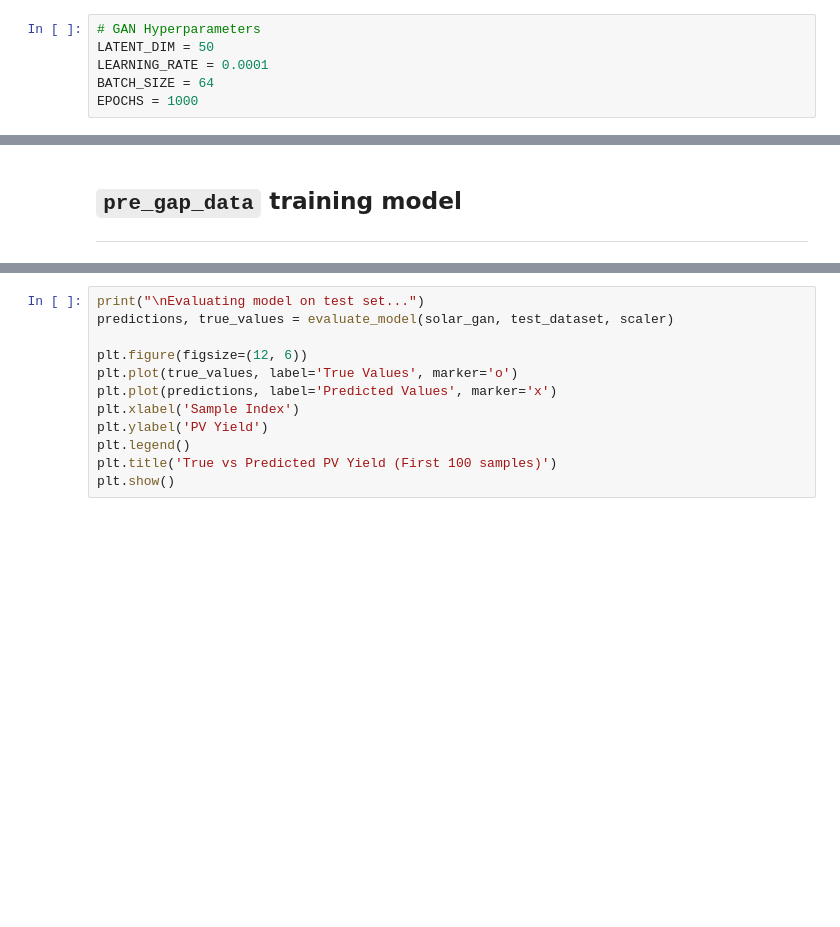
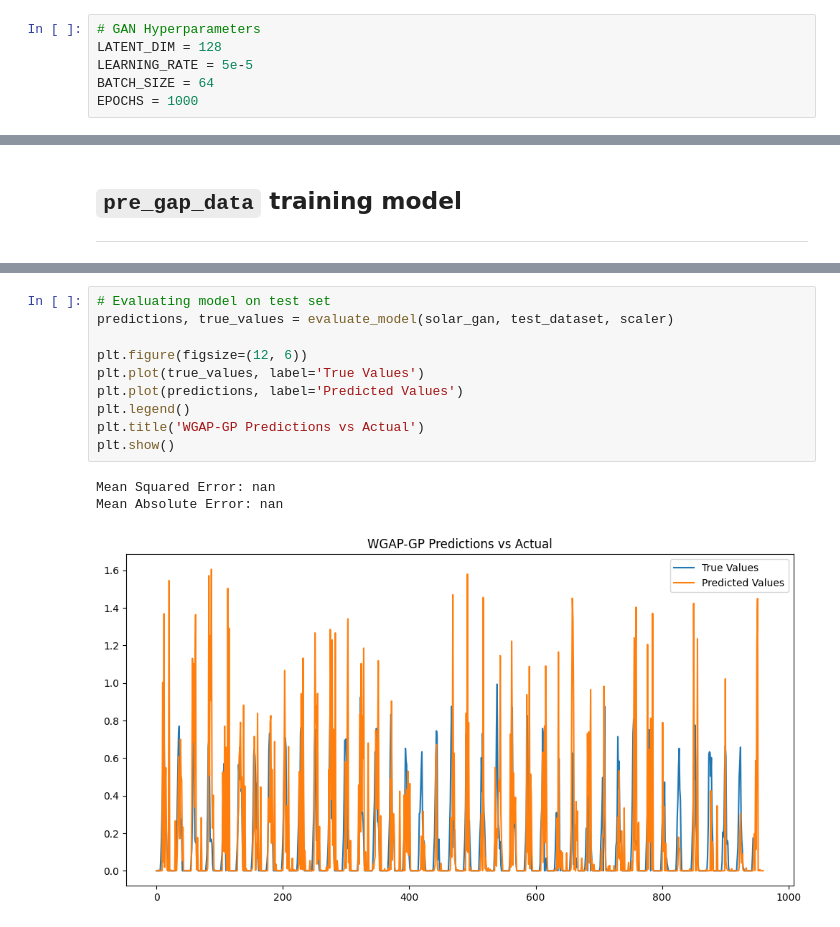
Before and after one commit to Richie-Z/solar-panel-prediction, a Jupyter notebook: model/gan.ipynb, the cells around one changed output, grey strips where cells are left out. Cells and saved outputs as stored; diff of their text form; blank space fills up the shorter version.

```diff
--- a/model/gan.ipynb
+++ b/model/gan.ipynb
@@ -90,8 +78,8 @@ pre_gap_test_combined = pre_gap_test.join(
 ---
 # %%
 # GAN Hyperparameters
-LATENT_DIM = 50
-LEARNING_RATE = 0.0001
+LATENT_DIM = 128
+LEARNING_RATE = 5e-5
 BATCH_SIZE = 64
 EPOCHS = 1000
 # %%
@@ -281,12 +273,14 @@ KeyboardInterrupt:
 # %%
-print("\nEvaluating model on test set...")
+# Evaluating model on test set
 predictions, true_values = evaluate_model(solar_gan, test_dataset, scaler)
 
 plt.figure(figsize=(12, 6))
-plt.plot(true_values, label='True Values', marker='o')
-plt.plot(predictions, label='Predicted Values', marker='x')
-plt.xlabel('Sample Index')
-plt.ylabel('PV Yield')
+plt.plot(true_values, label='True Values')
+plt.plot(predictions, label='Predicted Values')
 plt.legend()
-plt.title('True vs Predicted PV Yield (First 100 samples)')
+plt.title('WGAP-GP Predictions vs Actual')
 plt.show()
+# %% [output]
+Mean Squared Error: nan
+Mean Absolute Error: nan
+[figure, added]
```
Also changed, not shown: parts of 11 cells of this notebook, 2 other files.
